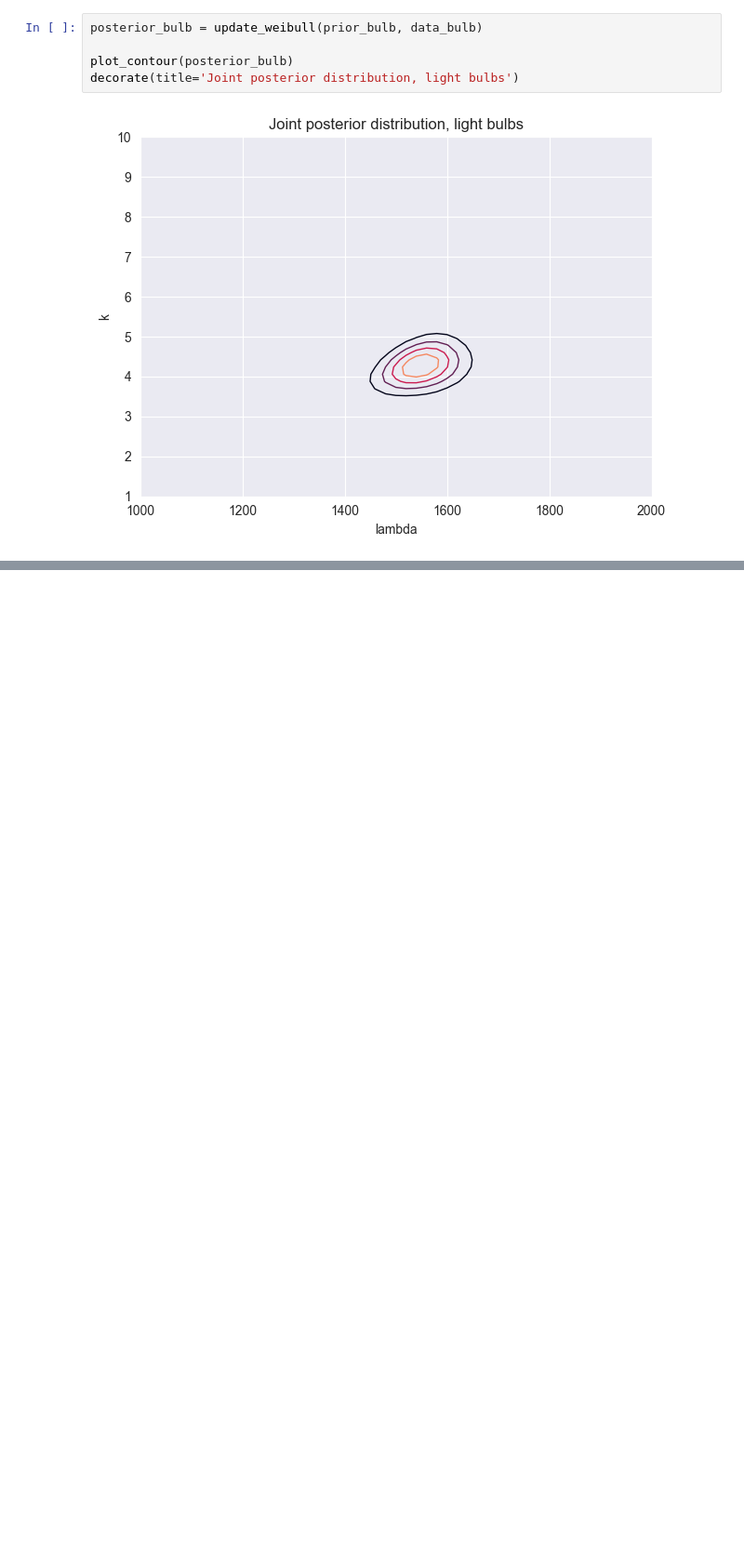
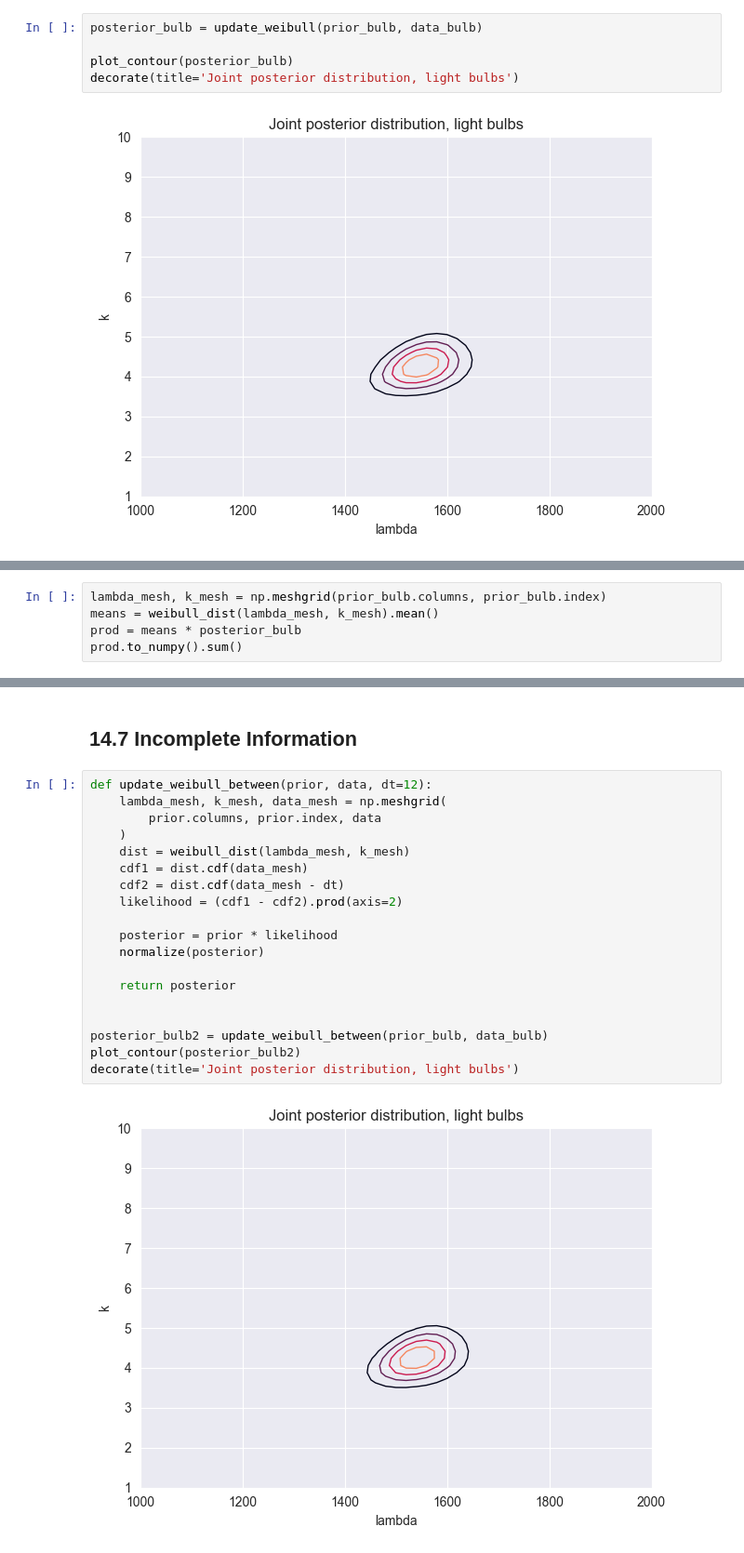
Before and after one commit to Xupeiyi/think-bayes, a Jupyter notebook: chapter14.ipynb, the cells around one changed output, grey strips where cells are left out. Shown at 93% size. Saved outputs shown, nothing was run; the diff lists cells and outputs as text; blank space fills up the shorter version.

```diff
--- a/chapter14.ipynb
+++ b/chapter14.ipynb
@@ -287,0 +290,5 @@ decorate(title='Joint posterior distribution, light bulbs')
+# %%
+lambda_mesh, k_mesh = np.meshgrid(prior_bulb.columns, prior_bulb.index)
+means = weibull_dist(lambda_mesh, k_mesh).mean()
+prod = means * posterior_bulb
+prod.to_numpy().sum()
@@ -287,0 +305,23 @@ decorate(title='Joint posterior distribution, light bulbs')
+# %% [markdown]
+## 14.7 Incomplete Information
+# %%
+def update_weibull_between(prior, data, dt=12):
+    lambda_mesh, k_mesh, data_mesh = np.meshgrid(
+        prior.columns, prior.index, data
+    )
+    dist = weibull_dist(lambda_mesh, k_mesh)
+    cdf1 = dist.cdf(data_mesh)
+    cdf2 = dist.cdf(data_mesh - dt)
+    likelihood = (cdf1 - cdf2).prod(axis=2)
+
+    posterior = prior * likelihood
+    normalize(posterior)
+
+    return posterior
+
+
+posterior_bulb2 = update_weibull_between(prior_bulb, data_bulb)
+plot_contour(posterior_bulb2)
+decorate(title='Joint posterior distribution, light bulbs')
+# %% [output]
+[figure, added]
```
Also changed, not shown: parts of 6 cells of this notebook.
